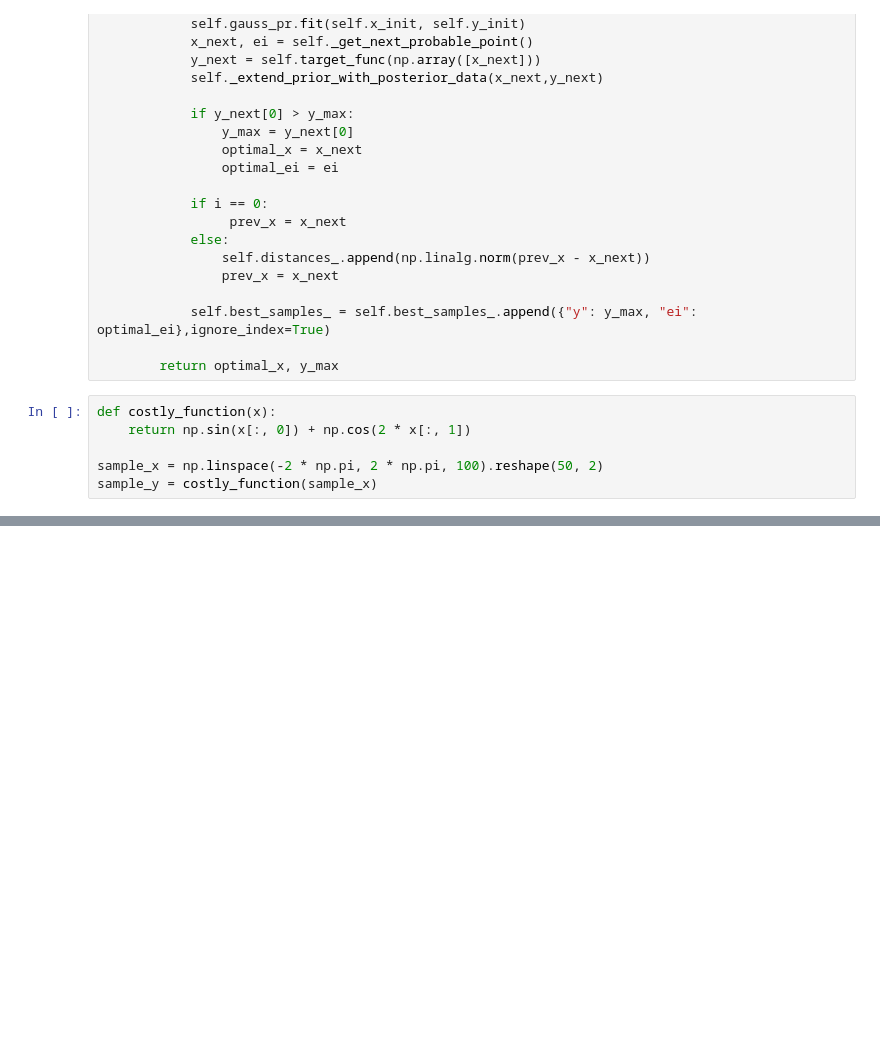
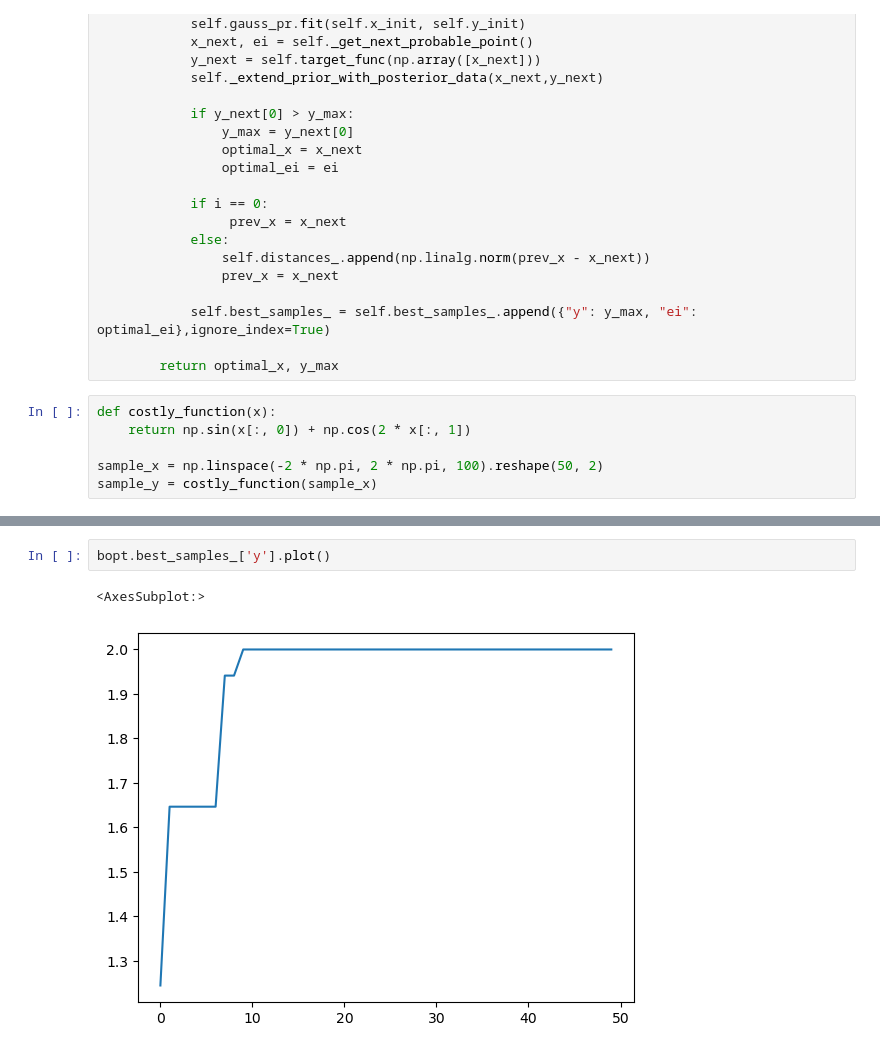
Before and after one commit to toldo4/bayesian_optimization, a Jupyter notebook: tutotial_2.ipynb, the cells around one changed output, grey strips where cells are left out. Saved outputs shown, nothing was run; the diff lists cells and outputs as text; blank space fills up the shorter version.

```diff
--- a/tutotial_2.ipynb
+++ b/tutotial_2.ipynb
@@ -101,2 +107,7 @@ bopt.best_samples_['y'].plot()
+# %%
+bopt.best_samples_['y'].plot()
+# %% [output]
+<AxesSubplot:>
+[figure, added]
 # %%
 bopt.best_samples_['ei'].plot()
```
Also changed, not shown: parts of 3 cells of this notebook.
